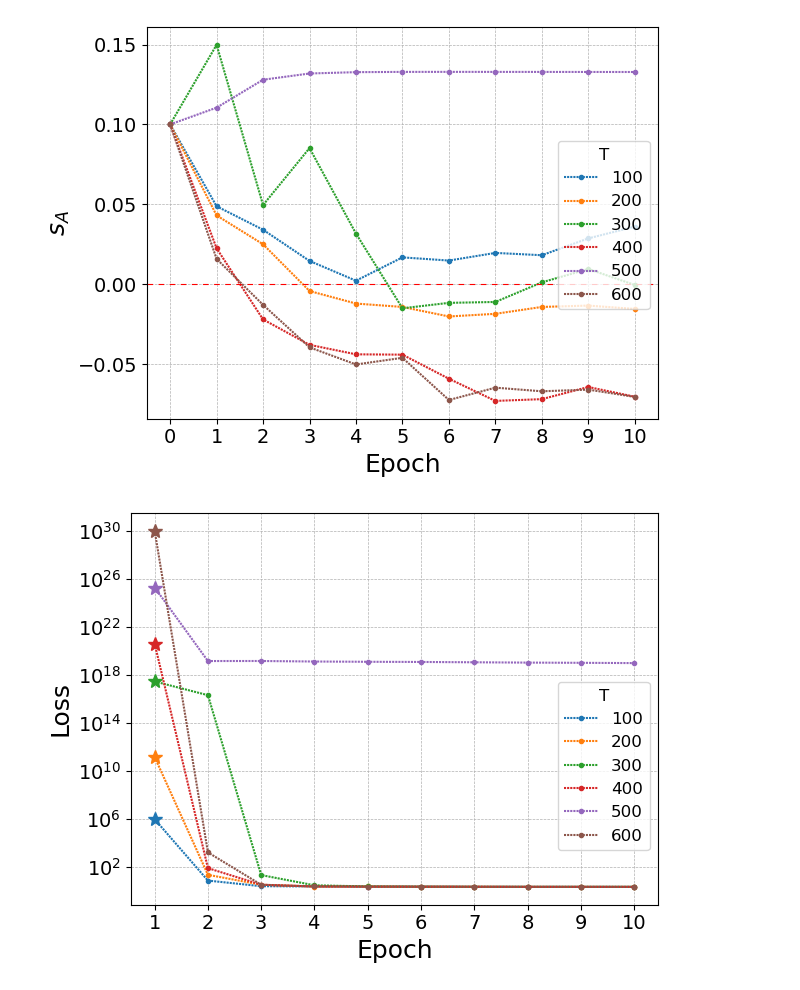
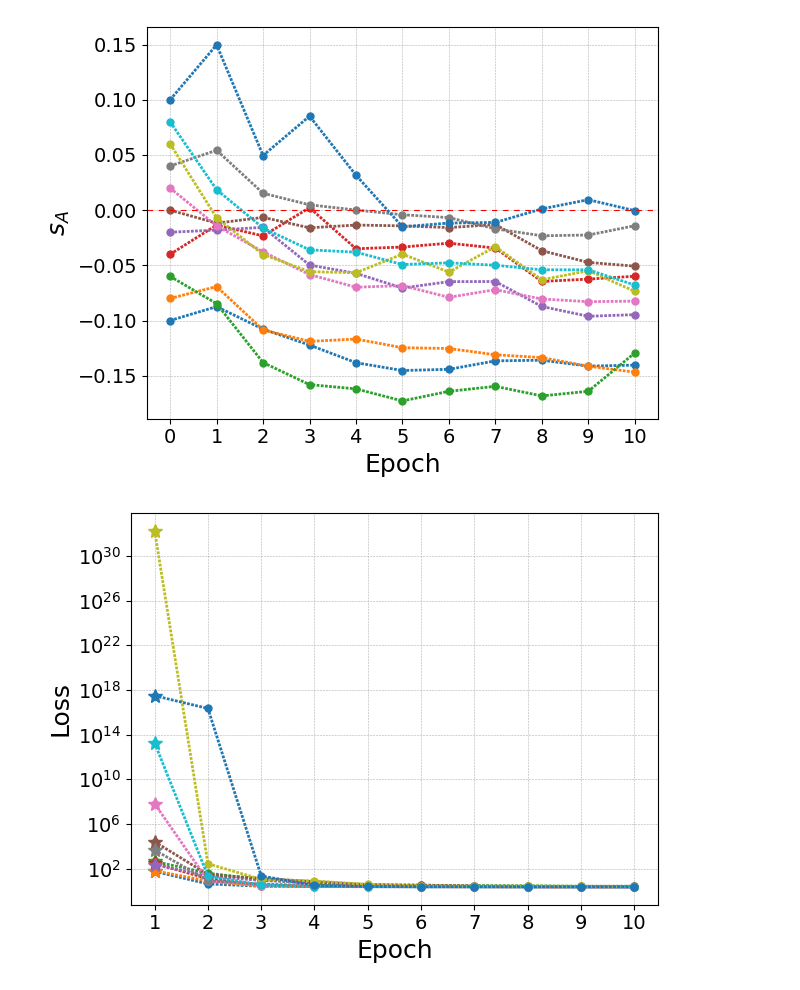
Before and after one commit to Arya-Honarpisheh/gen_err_sel_ssm, a Jupyter notebook: plot_sA_T.ipynb, the cells around one changed output. Cells and saved outputs as stored; diff of their text form; code cells hidden in the pictures.

Commit message:
Updated sweep experiments

```diff
--- a/plot_sA_T.ipynb
+++ b/plot_sA_T.ipynb
@@ -106,24 +128,36 @@ for log in logs:
 # Order the s_A values wrt the first elements of the list only
 # %%
 # Plot all stability marginson the same plot with the legent being initial stability margin
+lineWidth = 2
+dashWidth = 1.2
+gridWidth = 0.4
+markerSize = 10
+labelFontSize = 18
+axisFontSize = 14
+legendFontSize = 12
+
 plt.figure()
 for i, s_A_values in enumerate(s_A_values_all):
-    plt.plot(s_A_values, label=f"{T_values[i]:.0f}", marker='.', linestyle='--', dashes=(1, 0.5), markersize=6, linewidth=1.5)
+    if sweep_param == "T":
+        plt.plot(s_A_values, label=f"{T_values[i]:.0f}", marker='.', linestyle='--', dashes=(1, 0.5), markersize=markerSize, linewidth=lineWidth)
+        legend = plt.legend(title=r"T", bbox_to_anchor=(1, 0.73), loc='upper right', fontsize=legendFontSize)
+    elif sweep_param == "sA":
+        plt.plot(s_A_values, marker='.', linestyle='--', dashes=(1, 0.5), markersize=markerSize, linewidth=lineWidth)
+    else:
+        raise ValueError("Invalid sweep_param, choose T or sA")
 plt.axhline(0, color='red', linestyle='--', linewidth=0.8, dashes=(5, 5))
-plt.xlabel("Epoch", fontsize=18)
-plt.ylabel(r"$s_A$", fontsize=18)
-plt.xticks(range(0, len(s_A_values)), fontsize=14)
-plt.yticks(fontsize=14)
+plt.xlabel("Epoch", fontsize=labelFontSize)
+plt.ylabel(r"$s_A$", fontsize=labelFontSize)
+plt.xticks(range(0, len(s_A_values)), fontsize=axisFontSize)
+plt.yticks(fontsize=axisFontSize)
 # plt.title("Stability Margin vs Epoch")
 plt.margins(0.05)
-plt.grid(True, which='both', linestyle='--', linewidth=0.5)
+plt.grid(True, which='both', linestyle='--', linewidth=gridWidth)
 plt.tight_layout()
 # plt.ylim(-0.2, 0.2)
-legend = plt.legend(title=r"T", bbox_to_anchor=(1, 0.73), loc='upper right', fontsize=12)
-legend.get_title().set_fontsize(12)
-plt.savefig(f'results/{experiment}/{dataset}/sA.pdf', dpi=300, bbox_inches='tight')
+plt.savefig(f'results/{experiment}/{dataset}/sweep_{sweep_param}.pdf', dpi=300, bbox_inches='tight')
 # %% [output]
-[figure, old version]
+[figure, new version]
 # %%
 # Plot the epoch loss for each T in a log plot
 # For each file, read the loss values for all epochs and store them in a list
@@ -145,21 +179,25 @@ plt.figure
 
 for i, loss_values in enumerate(loss_values_all):
     color = f"C{i}"
-    plt.plot(range(1, len(loss_values)), loss_values[1:], label=f"{T_values[i]:.0f}", marker='.', linestyle='--', dashes=(1, 0.5), markersize=6, linewidth=1.5)
-
+    if sweep_param == "T":
+        plt.plot(range(1, len(loss_values)), loss_values[1:], label=f"{T_values[i]:.0f}", marker='.', linestyle='--', dashes=(1, 0.5), markersize=markerSize, linewidth=lineWidth)
+        legend = plt.legend(title=r"T", bbox_to_anchor=(1, 0.59), loc='upper right', fontsize=legendFontSize)
+    elif sweep_param == "sA":
+        plt.plot(range(1, len(loss_values)), loss_values[1:], marker='.', linestyle='--', dashes=(1, 0.5), markersize=markerSize, linewidth=lineWidth, color=color)
+    else:
+        raise ValueError("Invalid sweep_param, choose T or sA")
     # Place a '*' marker at the first visible point, i.e., epoch 1
-    plt.plot(1, loss_values[1], marker='*', markersize=10, color=color, linestyle='None')
+    plt.plot(1, loss_values[1], marker='*', markersize=markerSize, color=color, linestyle='None')
 
 plt.xlabel("Epoch", fontsize=18)
 plt.ylabel("Loss", fontsize=18)
 plt.yscale("log")
-plt.xticks(range(1, len(loss_values)), fontsize=14)
-plt.yticks(fontsize=14)
+plt.xticks(range(1, len(loss_values)), fontsize=axisFontSize)
+plt.yticks(fontsize=axisFontSize)
 plt.margins(0.05)
-plt.grid(True, which='both', linestyle='--', linewidth=0.5)
+plt.grid(True, which='both', linestyle='--', linewidth=gridWidth)
 plt.tight_layout()
-legend = plt.legend(title=r"T", bbox_to_anchor=(1, 0.59), loc='upper right', fontsize=12)
 legend.get_title().set_fontsize(12)
-plt.savefig(f'results/{experiment}/{dataset}/loss.pdf', dpi=300, bbox_inches='tight')
+plt.savefig(f'results/{experiment}/{dataset}/loss_{sweep_param}.pdf', dpi=300, bbox_inches='tight')
 # %% [output]
-[figure, old version]
+[figure, new version]
```
Also changed, not shown: parts of 1 cell of this notebook, 52 other files.
